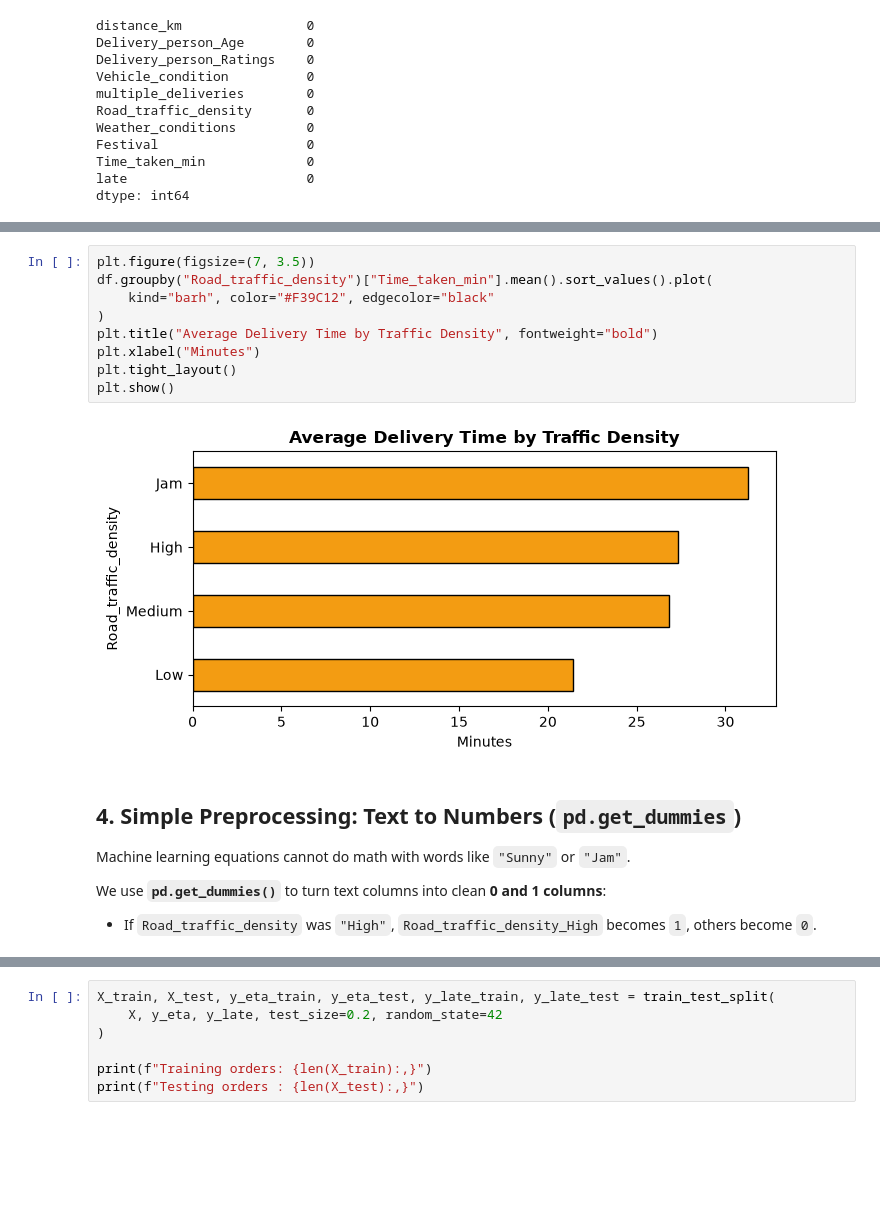
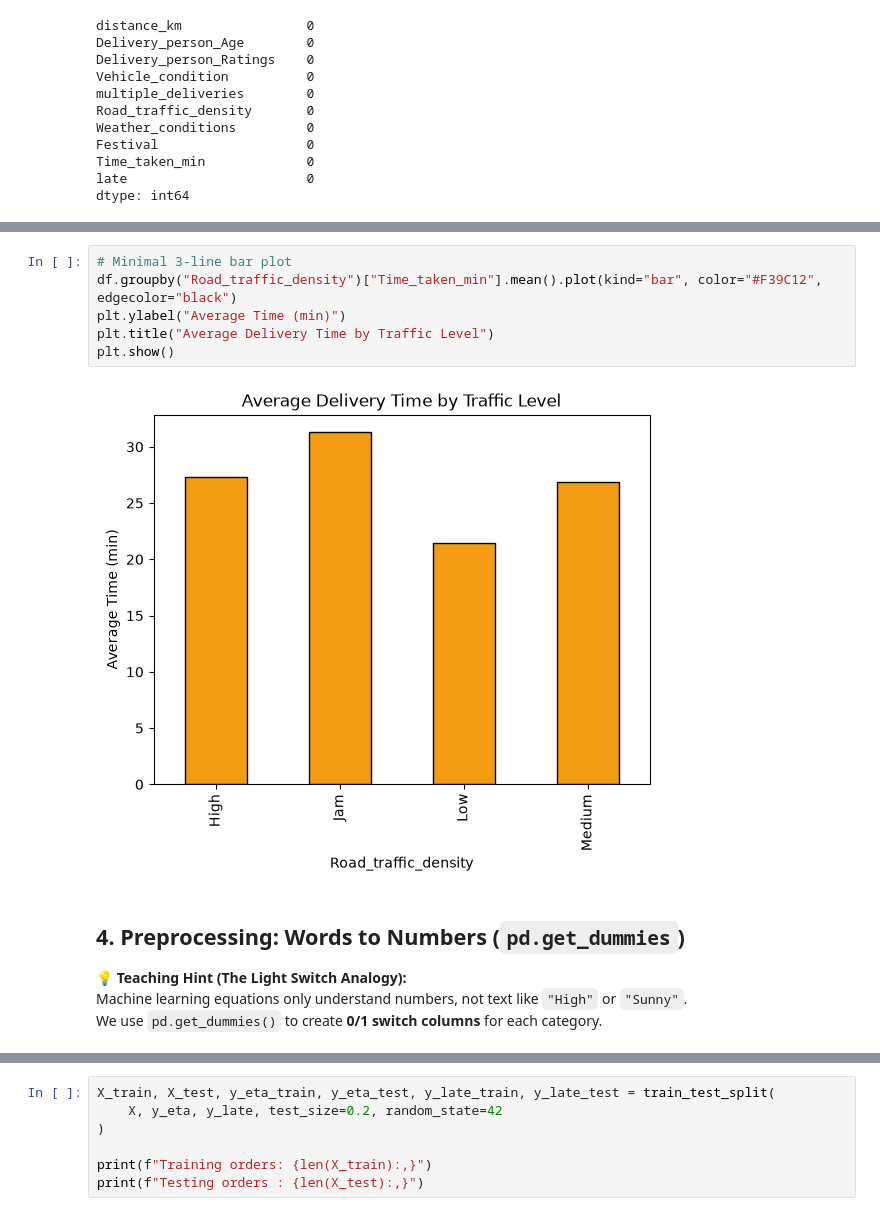
Before and after one commit to theshashank1/zomato_delivery_ai_project, a Jupyter notebook: models.ipynb, the cells around one changed output, grey strips where cells are left out. Drawn from its saved outputs; the diff is of its cells as text; blank space fills up the shorter version.

```diff
--- a/models.ipynb
+++ b/models.ipynb
@@ -103,18 +98,14 @@ plt.show()
 # %%
-plt.figure(figsize=(7, 3.5))
-df.groupby("Road_traffic_density")["Time_taken_min"].mean().sort_values().plot(
-    kind="barh", color="#F39C12", edgecolor="black"
-)
-plt.title("Average Delivery Time by Traffic Density", fontweight="bold")
-plt.xlabel("Minutes")
-plt.tight_layout()
+# Minimal 3-line bar plot
+df.groupby("Road_traffic_density")["Time_taken_min"].mean().plot(kind="bar", color="#F39C12", edgecolor="black")
+plt.ylabel("Average Time (min)")
+plt.title("Average Delivery Time by Traffic Level")
 plt.show()
 # %% [output]
-[figure, old version]
+[figure, new version]
-# %% [markdown]
-## 4. Simple Preprocessing: Text to Numbers (`pd.get_dummies`)
-Machine learning equations cannot do math with words like `"Sunny"` or `"Jam"`.
-
-We use **`pd.get_dummies()`** to turn text columns into clean **0 and 1 columns**:
-- If `Road_traffic_density` was `"High"`, `Road_traffic_density_High` becomes `1`, others become `0`.
+# %% [markdown]
+## 4. Preprocessing: Words to Numbers (`pd.get_dummies`)
+💡 **Teaching Hint (The Light Switch Analogy):**
+Machine learning equations only understand numbers, not text like `"High"` or `"Sunny"`.
+We use `pd.get_dummies()` to create **0/1 switch columns** for each category.
 # %%
```
Also changed, not shown: parts of 34 cells of this notebook, 4 other files.
